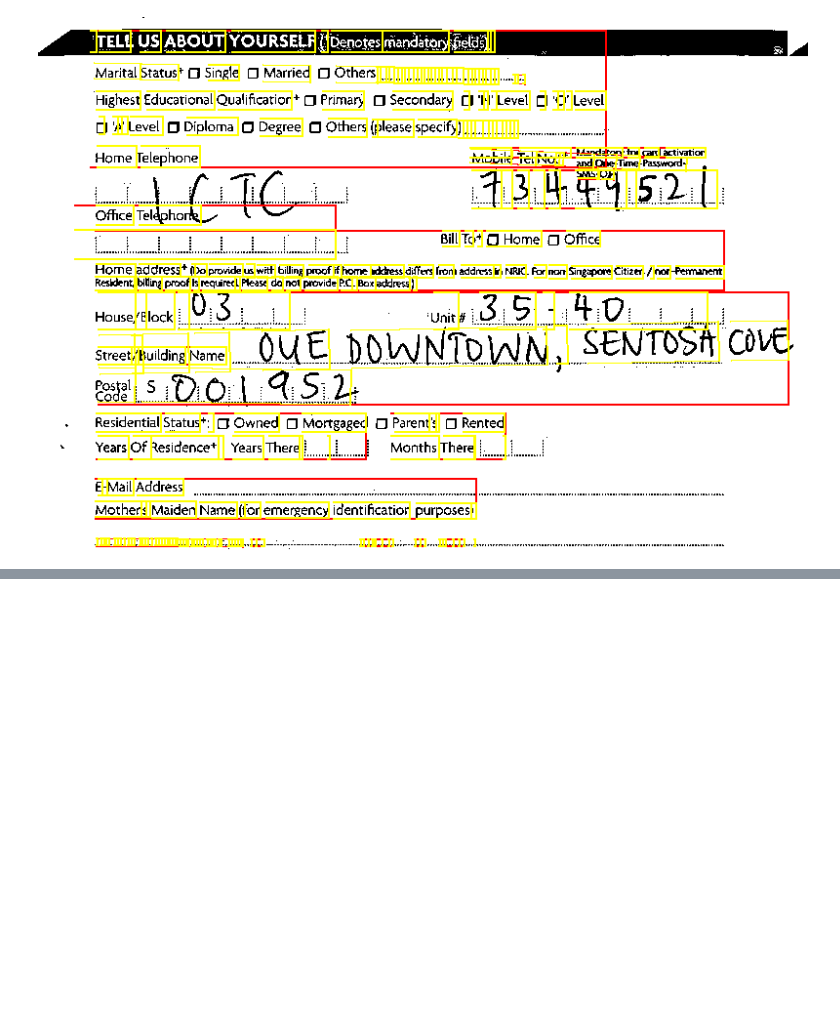
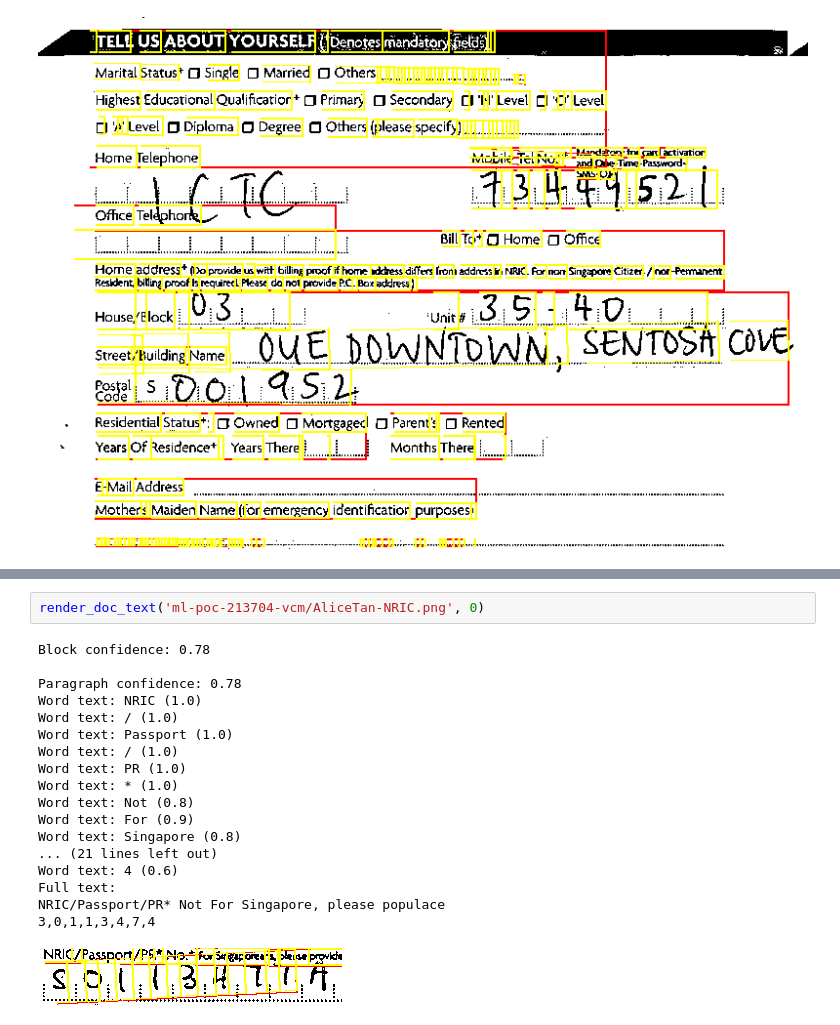
Before and after one commit to rohita77/Utils, a Jupyter notebook: Google-vision-jpeg.ipynb, the cells around one changed output, grey strips where cells are left out. Saved outputs shown, nothing was run; the diff lists cells and outputs as text; blank space fills up the shorter version.

```diff
--- a/Google-vision-jpeg.ipynb
+++ b/Google-vision-jpeg.ipynb
@@ -460,0 +529,21 @@ Mobile Talmat Mandatory for card activation
+# %%
+render_doc_text('ml-poc-213704-vcm/AliceTan-NRIC.png', 0)
+# %% [output]
+Block confidence: 0.78
+
+Paragraph confidence: 0.78
+Word text: NRIC (1.0)
+Word text: / (1.0)
+Word text: Passport (1.0)
+Word text: / (1.0)
+Word text: PR (1.0)
+Word text: * (1.0)
+Word text: Not (0.8)
+Word text: For (0.9)
+Word text: Singapore (0.8)
+... (21 lines left out)
+Word text: 4 (0.6)
+Full text:
+NRIC/Passport/PR* Not For Singapore, please populace
+3,0,1,1,3,4,7,4
+[figure, added]
```
Also changed, not shown: parts of 8 cells of this notebook.
